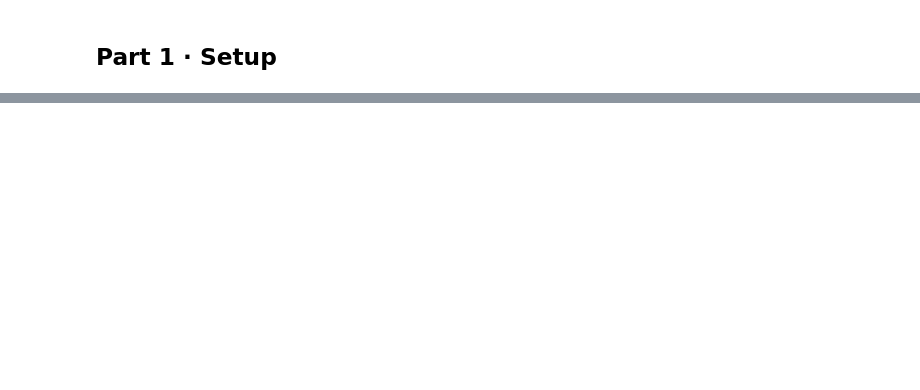
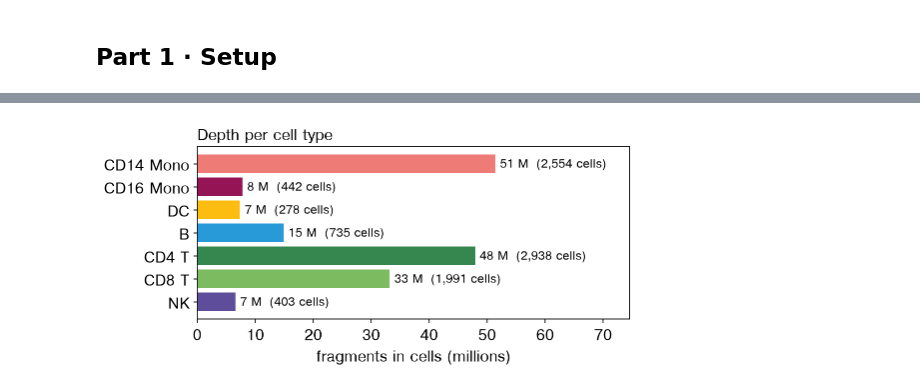
Before and after one commit to aristoteleo/epione, a Jupyter notebook: epione_guide/tutorials/single/t_print_footprint.ipynb, the cells around one changed output, grey strips where cells are left out. Cells and saved outputs as stored; diff of their text form; code cells hidden in the pictures; blank space fills up the shorter version.

```diff
--- a/epione_guide/tutorials/single/t_print_footprint.ipynb
+++ b/epione_guide/tutorials/single/t_print_footprint.ipynb
@@ -474,0 +118,17 @@ as `epione.models.seq2print`, next to the scooby bridge.
+# %%
+COARSE = {'CD14 Mono': 'CD14 Mono', 'CD16 Mono': 'CD16 Mono', 'cDC': 'DC', 'pDC': 'DC',
+          'Naive B': 'B', 'Intermediate B': 'B', 'Memory B': 'B', 'Plasma': 'B',
+          'CD4 Naive': 'CD4 T', 'CD4 TCM': 'CD4 T', 'CD4 TEM': 'CD4 T', 'Treg': 'CD4 T',
+          'CD8 Naive': 'CD8 T', 'CD8 TEM_1': 'CD8 T', 'CD8 TEM_2': 'CD8 T', 'NK': 'NK'}
+full = ad.read_h5ad(files['atac'])                       # cells x peaks, with obs['cell_type']
+full.obs['group'] = pd.Categorical(full.obs['cell_type'].astype(str).map(COARSE), categories=ORDER)
+full = full[full.obs['group'].notna()].copy()
+
+# PRINT reads cuts from the fragments file, so the AnnData only needs the
+# cell barcodes, the grouping and where the fragments are.
+adata = ad.AnnData(obs=full.obs[['cell_type', 'group']].copy())
+adata.uns['files'] = {'fragments': str(files['fragments'])}
+fa = pysam.FastaFile(str(FASTA))
+adata.uns['reference_sequences'] = {c: fa.get_reference_length(c) for c in fa.references
+                                    if re.fullmatch(r'chr[0-9XY]+', c)}
+print(f'{adata.n_obs:,} cells in {adata.obs.group.nunique()} types')
@@ -474,0 +137,18 @@ as `epione.models.seq2print`, next to the scooby bridge.
+# %%
+%%time
+# Fragments per cell: one pass over the fragments file.
+n = pd.Series(0, index=adata.obs_names)
+for chunk in pd.read_csv(files['fragments'], sep='\t', comment='#', header=None, usecols=[3],
+                         names=['bc'], dtype={'bc': 'category'}, chunksize=20_000_000):
+    vc = chunk['bc'].value_counts()
+    n += vc.reindex(n.index, fill_value=0)
+adata.obs['n_fragments'] = n.astype(int)
+
+by = adata.obs.groupby('group', observed=True)
+types = pd.DataFrame({
+    'Seurat types': by['cell_type'].agg(lambda s: ', '.join(sorted(s.astype(str).unique()))),
+    'cells': by.size(),
+    'fragments (M)': (by['n_fragments'].sum() / 1e6).round(1),
+    'median per cell': by['n_fragments'].median().astype(int),
+})
+types
@@ -474,0 +167,12 @@ as `epione.models.seq2print`, next to the scooby bridge.
+# %%
+fig, ax = plt.subplots(figsize=(7, 3.4))
+ax.barh(types.index[::-1], types['fragments (M)'][::-1], color=[COLOR[g] for g in types.index[::-1]])
+for y, (g, v) in enumerate(types['fragments (M)'][::-1].items()):
+    ax.text(v + 0.8, y, f'{v:.0f} M  ({types.cells[g]:,} cells)', va='center', fontsize=11)
+ax.set_xlabel('fragments in cells (millions)')
+ax.set_xlim(0, types['fragments (M)'].max() * 1.45)
+ax.grid(False)
+ax.set_title('Depth per cell type', loc='left')
+plt.tight_layout(); plt.show()
+# %% [output]
+[figure, added]
```
Also changed, not shown: parts of 46 cells of this notebook, 3 other files.
